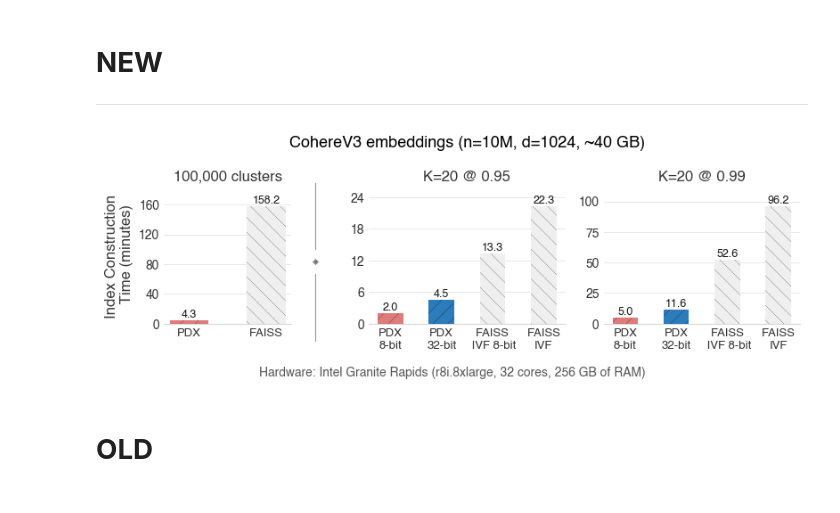
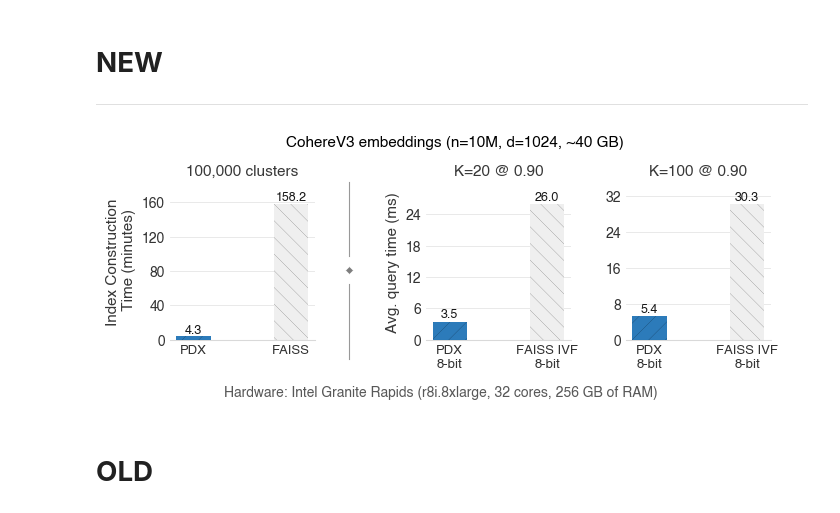
Before and after one commit to cwida/PDX, a Jupyter notebook: benchmarks/results/plotter.ipynb, the cells around one changed output. Drawn from its saved outputs; the diff is of its cells as text; code cells hidden in the pictures.

```diff
--- a/benchmarks/results/plotter.ipynb
+++ b/benchmarks/results/plotter.ipynb
@@ -18,40 +18,51 @@ matplotlib.rc('font', family='Helvetica')
 import matplotlib.patches as mpatches
 from matplotlib.lines import Line2D
 
-mpl.rcParams['hatch.linewidth'] = 0.15
+mpl.rcParams['hatch.linewidth'] = 0.1
 
 # Data
 x_labels = [
     "PDX\n8-bit",
-    "PDX\n32-bit",
-    "FAISS\n IVF 8-bit",
-    "FAISS\nIVF"
+    #"PDX\n32-bit",
+    "FAISS IVF\n8-bit",
+    #"FAISS\nIVF"
 ]
 construction_x_labels = ["PDX", "FAISS"]
 
 x = np.arange(len(x_labels))
 construction_x = np.arange(len(construction_x_labels))
 
-bar_width = 0.5
+bar_width = 0.35
 
-construction_bar_width = 0.5
+construction_bar_width = 0.35
 
-# Query time data (FAISS, PDXearch)
+# Old Query time data (FAISS, PDXearch)
+# data = {
+#     # "K=100@0.90": [
+#     #     1.08, 2.70, 5.04, 9.49
+#     # ],
+#     "K=20 @ 0.95": [
+#         1.97,
+#         4.48,
+#         13.32,
+#         22.31
+#     ],
+#     "K=20 @ 0.99": [
+#         4.97,
+#         11.57,
+#         52.56,
+#         96.24
+#     ]
+# }
+
 data = {
-    # "K=100@0.90": [
-    #     1.08, 2.70, 5.04, 9.49
-    # ],
-    "K=20 @ 0.95": [
-        1.97,
-        4.48,
-        13.32,
-        22.31
+    "K=20 @ 0.90": [
+        3.51,
+        25.97
     ],
-    "K=20 @ 0.99": [
-        4.97,
-        11.57,
-        52.56,
-        96.24
+    "K=100 @ 0.90": [
+        5.40,
+        30.31
     ]
 }
 
@@ -64,34 +75,48 @@ construction_data = {
 
 categories = [
     "PDX\n8-bit",
-    "PDX\n32-bit",
-    "FAISS\n IVF 8-bit",
-    "FAISS\nIVF"
+    #"PDX\n32-bit",
+    "FAISS IVF\n8-bit",
+    #"FAISS\nIVF"
 ]
 
 construction_categories = [
     'PDX', 'FAISS'
 ]
 
-colors = ["#e07b7b", "#2c7bba", "#efefef", "#efefef"]
-construction_colors = ["#e07b7b", "#efefef"]
+colors = [
+    #"#e07b7b",
+    "#2c7bba",
+    "#efefef",
+    #"#efefef"
+]
+construction_colors = [
+    #"#e07b7b",
+    "#2c7bba",
+    "#efefef"
+]
 
-hatches = ["//", "//", "\\\\", "\\\\"]
+hatches = [
+    "//",
+    #"//",
+    "\\\\",
+    #"\\\\"
+]
 construction_hatches = ["//", "\\\\"]
 
 fig, axes = plt.subplots(
     1, 4,
-    figsize=(8.1, 3.1),
+    figsize=(7, 3.1),
     sharey=False,
     tight_layout=True,
     gridspec_kw={
-        'width_ratios': [1.3, 0.01, 2, 2],
+        'width_ratios': [1.3, 0.01, 1.3, 1.3],
         # 'wspace': 0.4
     },
 
 )
 
-label_fontsize = 12
+label_fontsize = 11
 tick_fontsize = 10
 x_tick_fontsize = 9.5
 bar_label_fontsize = 9
@@ -176,7 +201,7 @@ for ax, (title, values) in zip(axes[2:], data.items()):
     ax.spines['bottom'].set_color((0, 0, 0, 0.15))
 
     # Y label only for first plot
-    if title == "K=100@0.95":
+    if title == "K=20 @ 0.90":
         ax.set_ylabel("Avg. query time (ms)", fontsize=label_fontsize, color=font_color)
 
     # Set consistent Y limits per dataset
@@ -190,36 +215,36 @@ axes[1].set_visible(False)
 
 # Separator
 bbox3 = axes[0].get_position()
 bbox4 = axes[2].get_position()
 x_sep = 0.5 * (bbox3.x1 + bbox4.x0)
 x_sep -= 0.015
 gap = 0.045
 y0, y1 = 0.18, 0.75
 y_mid = 0.5 * (y0 + y1)
 fig.add_artist(Line2D([x_sep, x_sep], [y_mid + gap, y1],
                        transform=fig.transFigure, lw=0.8, color='#7e7e7e', alpha=0.8))
 fig.add_artist(Line2D([x_sep, x_sep], [y0, y_mid - gap],
                        transform=fig.transFigure, lw=0.8, color='#7e7e7e', alpha=0.8))
 # fig.text(x_sep, y_mid, "◆", ha="center", va="center", fontsize=14)
 fig.add_artist(Line2D(
     [x_sep], [y_mid],
     marker='D', markersize=4, color='#7e7e7e', markeredgewidth=0.5, markeredgecolor='white',
     transform=fig.transFigure, linestyle='None'
 ))
 
 fig.supxlabel(
     'Hardware: Intel Granite Rapids (r8i.8xlarge, 32 cores, 256 GB of RAM)',
-    x=0.5, y=0.04, fontsize=10, color='#585858', style='italic')
+    x=0.5, y=0.047, fontsize=10, color='#585858', style='italic')
 
 # Shared legend
 handles, labels = axes[0].get_legend_handles_labels()
 # fig.legend(handles, labels, loc="lower center", ncol=4, frameon=False, fontsize=8, bbox_to_anchor=(0.5, -0.1))
-fig.suptitle('CohereV3 embeddings (n=10M, d=1024, ~40 GB)', fontsize=13, x=0.52, y=0.925)
+fig.suptitle('CohereV3 embeddings (n=10M, d=1024, ~40 GB)', fontsize=11, x=0.52, y=0.9)
 plt.tight_layout(rect=[0, 0, 1, 0.95])
 # plt.savefig(f'./openai-intel.png', format='png', dpi=600, bbox_inches='tight')
 plt.savefig(f'./github_opening.png', format='png', dpi=600, bbox_inches='tight')
 # %% [output]
-[figure, old version]
+[figure, new version]
 # %% [markdown]
 # **OLD**
 # %% [markdown]
```
Also changed, not shown: 8 other files.
